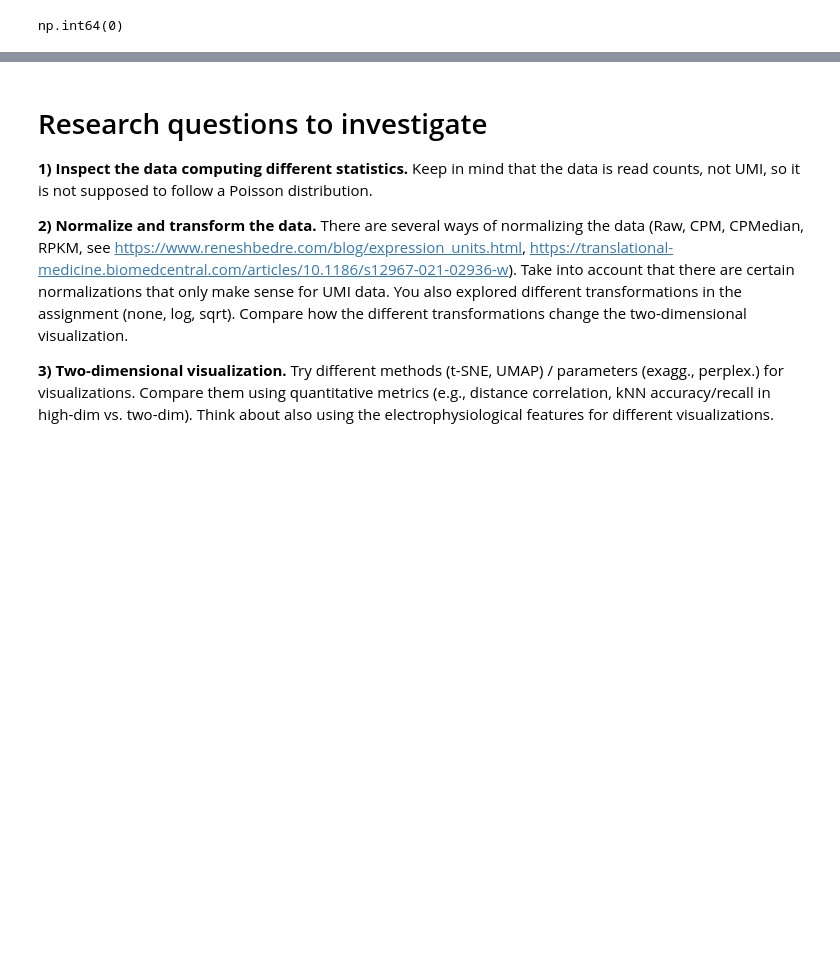
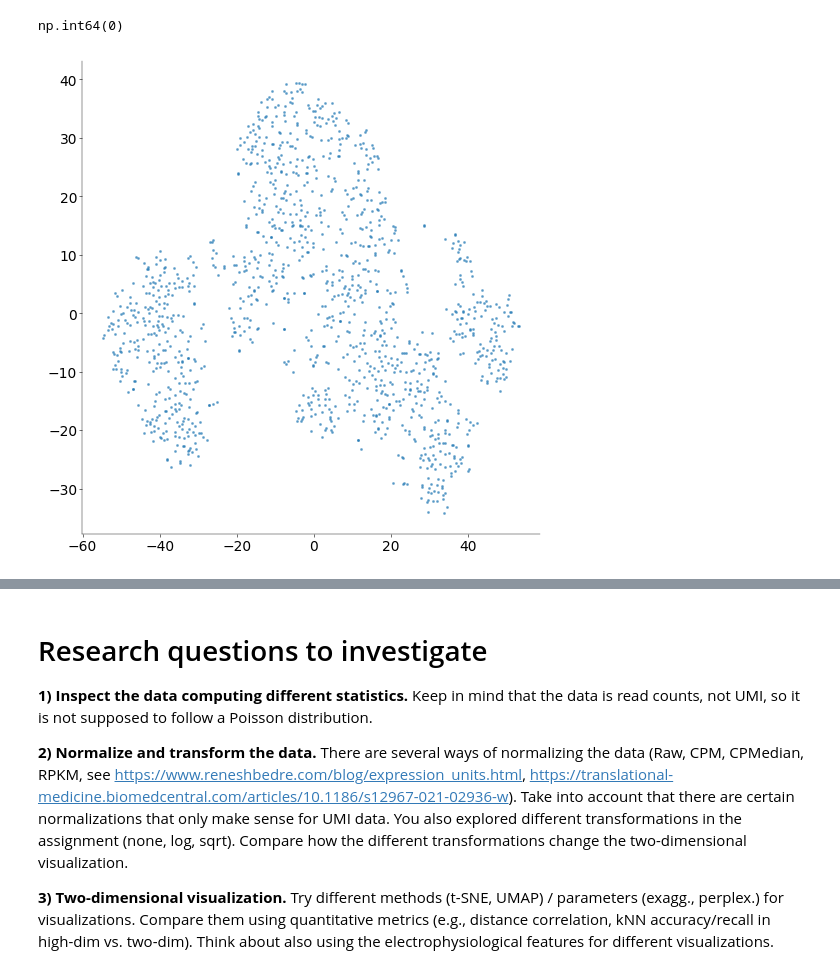
Before and after one commit to Artemii-Shlychkov/NDS_project, a Jupyter notebook: notebooks/Practical_notebook.ipynb, the cells around one changed output, grey strips where cells are left out. Cells and saved outputs as stored; diff of their text form; code cells hidden in the pictures; blank space fills up the shorter version.

Commit message:
Trying electrophysiological data

```diff
--- a/notebooks/Practical_notebook.ipynb
+++ b/notebooks/Practical_notebook.ipynb
@@ -278,0 +262,13 @@ np.int64(0)
+# %%
+PCinit = PCA(n_components=2).fit_transform(ephysData_filtered)
+PCinit = PCinit / np.std(PCinit[:, 0]) * 0.0001
+# %%
+Z = TSNE(init=PCinit, early_exaggeration=4, random_state=42).fit_transform(
+    ephysData_filtered
+)
+# %%
+fig, ax = plt.subplots(1, 1, figsize=(5, 5))
+ax.scatter(Z[:, 0], Z[:, 1], s=5, alpha=0.5)
+ax.axis = "equal"
+# %% [output]
+[figure, added]
```
Also changed, not shown: parts of 9 cells of this notebook.
